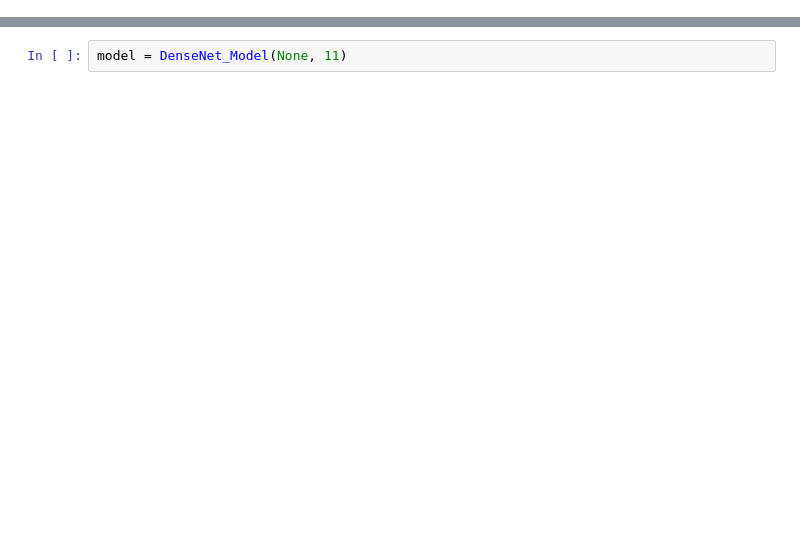
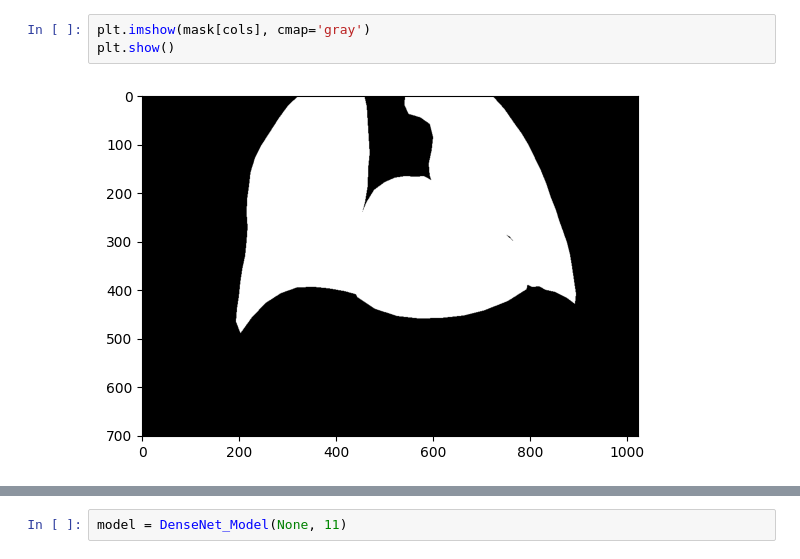
Before and after one commit to dishant24/BVM_Chest_X-Ray_Fair_AI, a Jupyter notebook: main.ipynb, the cells around one changed output, grey strips where cells are left out. Drawn from its saved outputs; the diff is of its cells as text; blank space fills up the shorter version.

```diff
--- a/main.ipynb
+++ b/main.ipynb
@@ -8,0 +349,5 @@ dataset = pd.read_csv(r"\\gaia\imageData\deep_learning\output\Sutariya\main\mimi
+# %%
+plt.imshow(mask[cols], cmap='gray')
+plt.show()
+# %% [output]
+[figure, added]
```
Also changed, not shown: parts of 38 cells of this notebook, 12 other files.
